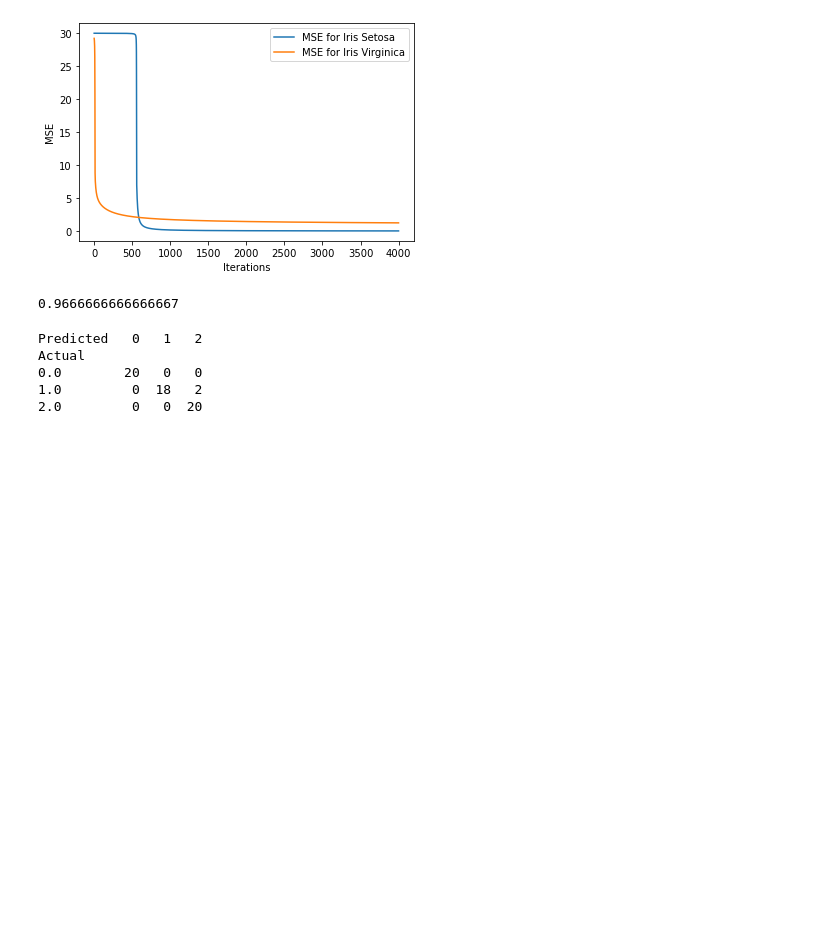
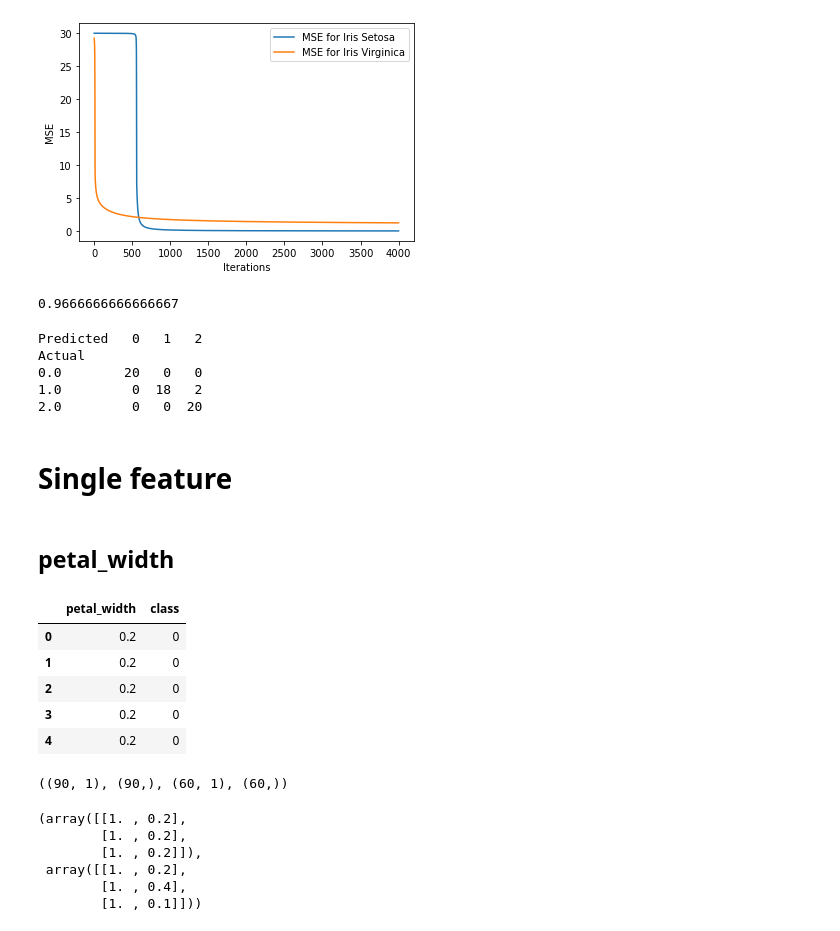
Before and after one commit to Sivaranjith1/iris_classification, a Jupyter notebook: classification.ipynb, the cells around one changed output. Saved outputs shown, nothing was run; the diff lists cells and outputs as text; code cells hidden in the pictures; blank space fills up the shorter version.

Commit message:
Single column

```diff
--- a/classification.ipynb
+++ b/classification.ipynb
@@ -335,3 +335,42 @@ Actual
 0.0        20   0   0
 1.0         0  18   2
 2.0         0   0  20
+# %% [markdown]
+# Single feature
+# %% [markdown]
+## petal_width
+# %%
+
+data = pd.read_csv('dataset/iris.data', header=None)
+data.columns = ["sepal_length", "sepal_width", "petal_length", "petal_width", "class"]
+data['class'] = data['class'].map({'Iris-setosa': 0, 'Iris-versicolor': 1, 'Iris-virginica': 2})
+data.drop(["sepal_width", "sepal_length", "petal_length"], axis=1, inplace=True)
+data.head()
+# %% [output]
+|  | petal_width | class |
+| 0 | 0.2 | 0 |
+| 1 | 0.2 | 0 |
+| 2 | 0.2 | 0 |
+| 3 | 0.2 | 0 |
+| 4 | 0.2 | 0 |
+# %%
+data_np = data.to_numpy()
+training, test = data_np[:30, :], data_np[30:50, :]
+training, test = np.append(training, data_np[50:80, :], axis=0), np.append(test, data_np[80:100, :], axis=0)
+training, test = np.append(training, data_np[100:130, :], axis=0), np.append(test, data_np[130:, :], axis=0)
+X_train, y_train = training[:, :-1], training[:, -1]
+X_test, y_test = test[:, :-1], test[:, -1]
+X_train.shape, y_train.shape, X_test.shape, y_test.shape
+# %% [output]
+((90, 1), (90,), (60, 1), (60,))
+# %%
+X_train = np.c_[np.ones(X_train.shape[0]), X_train]
+X_test = np.c_[np.ones(X_test.shape[0]), X_test]
+X_train[:3], X_test[:3]
+# %% [output]
+(array([[1. , 0.2],
+        [1. , 0.2],
+        [1. , 0.2]]),
+ array([[1. , 0.2],
+        [1. , 0.4],
+        [1. , 0.1]]))
```
Also changed, not shown: parts of 10 cells of this notebook.
